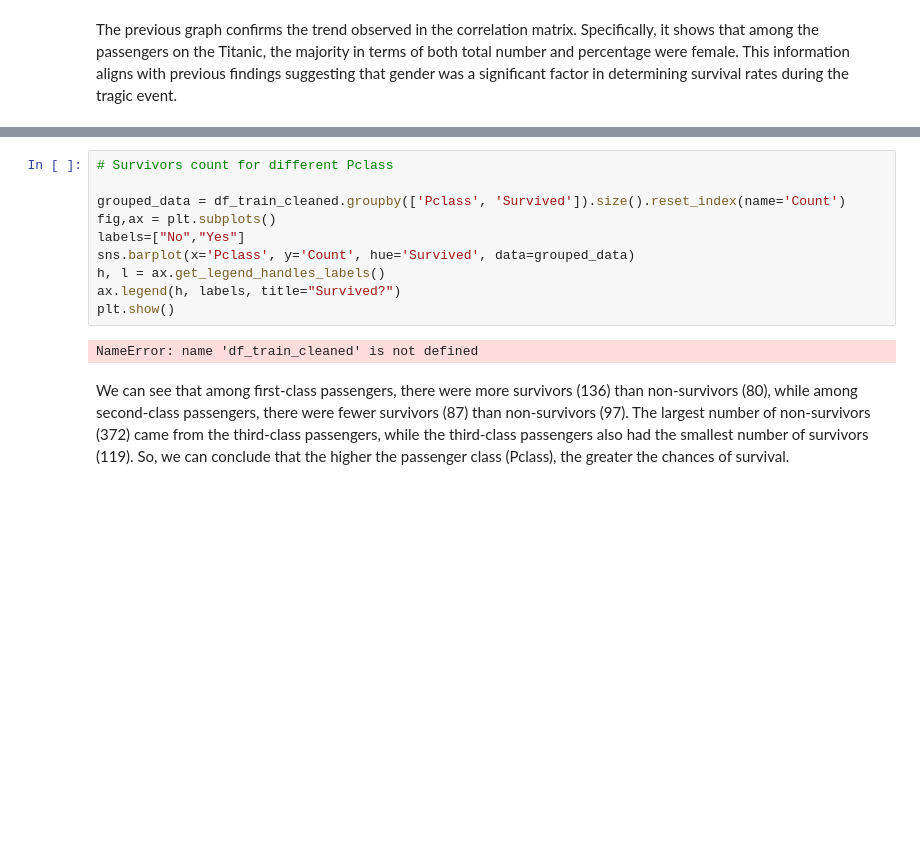
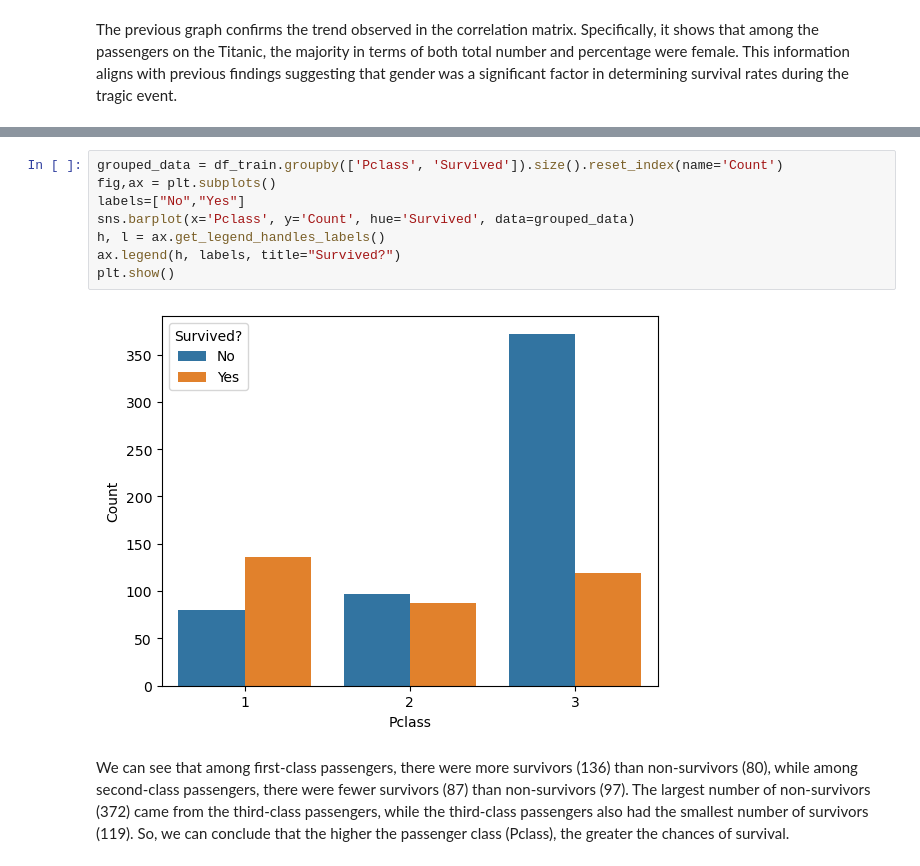
Before and after one commit to dtorresg/Kaggle-Notebooks, a Jupyter notebook: titanic/Titanic-Data-Analysis-and-Prediction.ipynb, the cells around one changed output, grey strips where cells are left out. Drawn from its saved outputs; the diff is of its cells as text; blank space fills up the shorter version.

```diff
--- a/titanic/Titanic-Data-Analysis-and-Prediction.ipynb
+++ b/titanic/Titanic-Data-Analysis-and-Prediction.ipynb
@@ -92,14 +143,12 @@ The previous graph confirms the trend observed in the correlation matrix. Specif
 # %%
-# Survivors count for different Pclass
-
-grouped_data = df_train_cleaned.groupby(['Pclass', 'Survived']).size().reset_index(name='Count')
+grouped_data = df_train.groupby(['Pclass', 'Survived']).size().reset_index(name='Count')
 fig,ax = plt.subplots()
 labels=["No","Yes"]
 sns.barplot(x='Pclass', y='Count', hue='Survived', data=grouped_data)
 h, l = ax.get_legend_handles_labels()
 ax.legend(h, labels, title="Survived?")
 plt.show()
 # %% [output]
-NameError: name 'df_train_cleaned' is not defined
+[figure, added]
 # %% [markdown]
 We can see that among first-class passengers, there were more survivors (136) than non-survivors (80), while among second-class passengers, there were fewer survivors (87) than non-survivors (97). The largest number of non-survivors (372) came from the third-class passengers, while the third-class passengers also had the smallest number of survivors (119). So, we can conclude that the higher the passenger class (Pclass), the greater the chances of survival.
```
Also changed, not shown: parts of 27 cells of this notebook.
